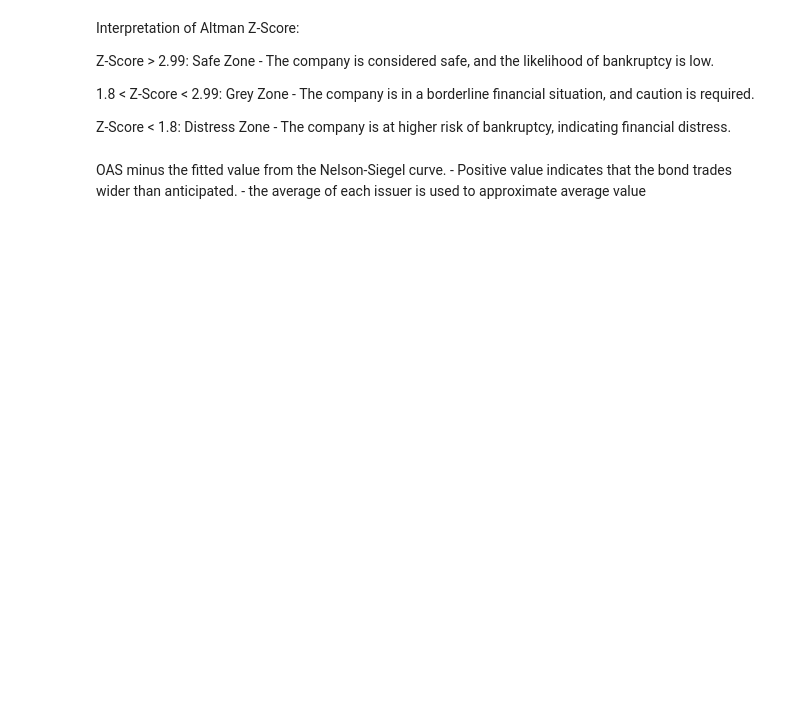
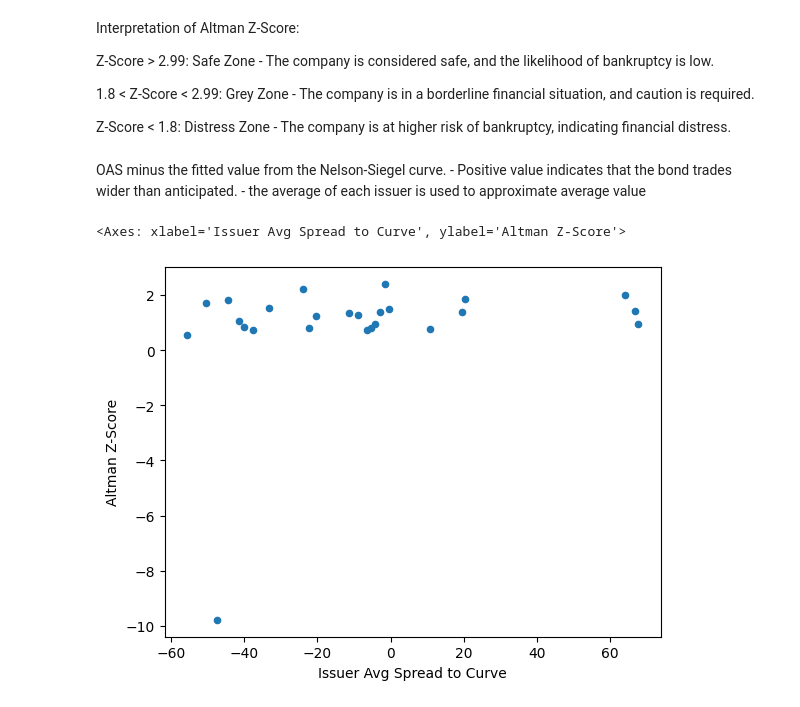
Before and after one commit to thestockman27/Credit-Project, a Jupyter notebook: Credit Model.ipynb, the cells around one changed output. Drawn from its saved outputs; the diff is of its cells as text; code cells hidden in the pictures; blank space fills up the shorter version.

```diff
--- a/Credit Model.ipynb
+++ b/Credit Model.ipynb
@@ -272,0 +274,5 @@ aapl_cf = aapl.quarterly_cash_flow
+# %%
+credit_quality_df2.plot.scatter(x='Issuer Avg Spread to Curve', y ='Altman Z-Score')
+# %% [output]
+<Axes: xlabel='Issuer Avg Spread to Curve', ylabel='Altman Z-Score'>
+[figure, added]
```
Also changed, not shown: parts of 16 cells of this notebook.
